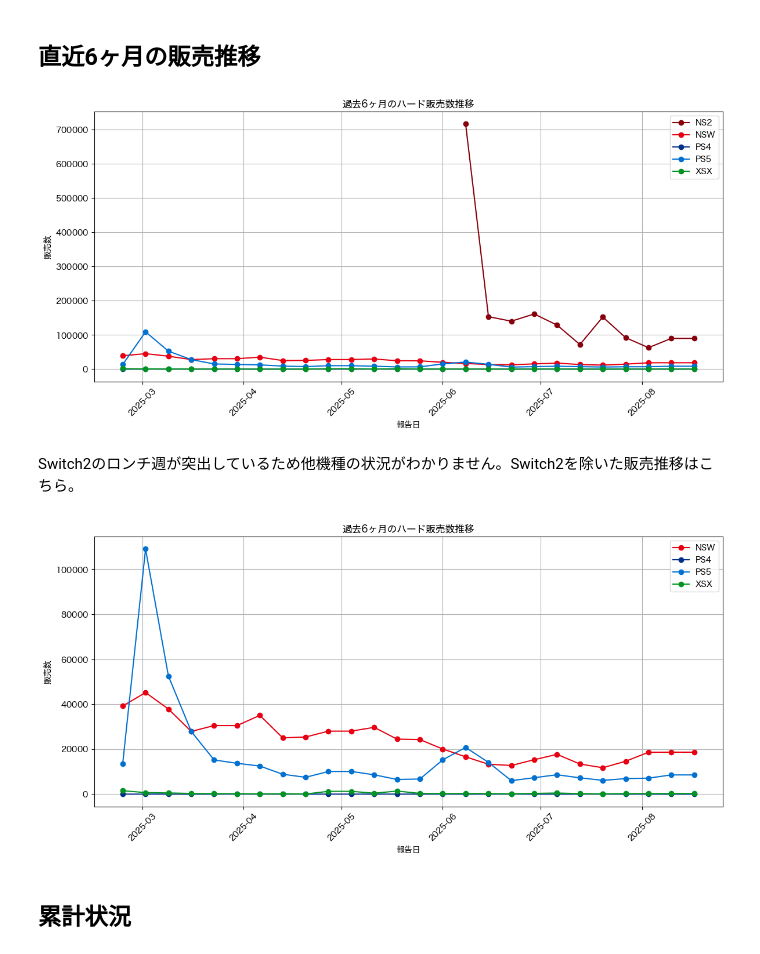
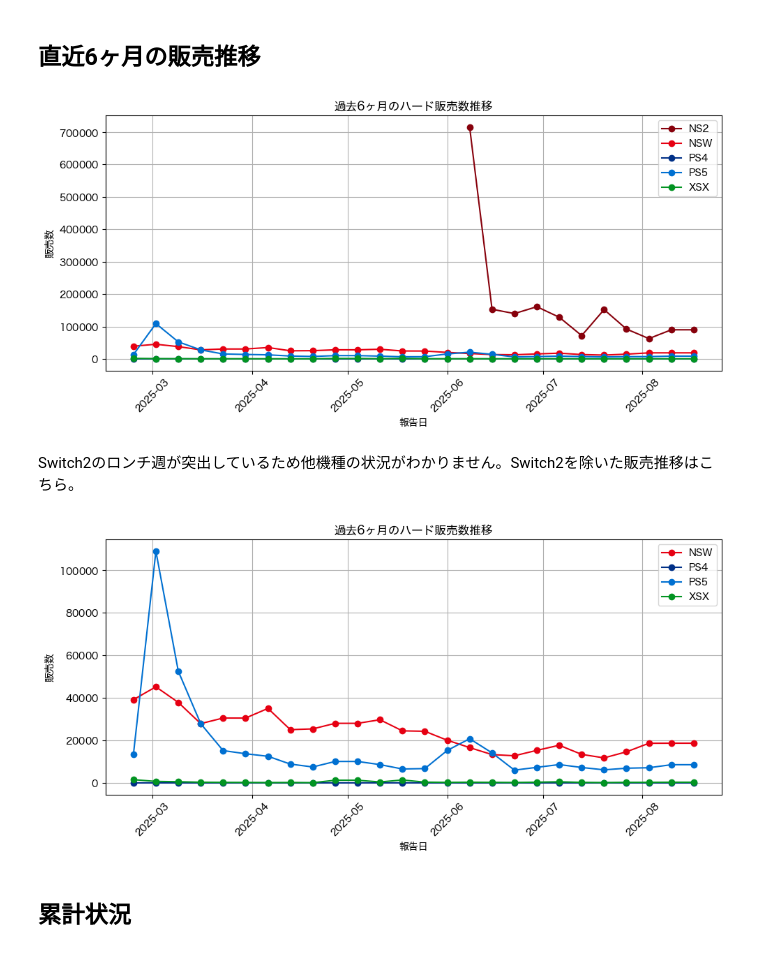
Before and after one commit to hidenden/gamedata, a Jupyter notebook: notebook/analysis/weekly_report_2025.ipynb, the cells around one changed output. Cells and saved outputs as stored; diff of their text form; code cells hidden in the pictures.

```diff
--- a/notebook/analysis/weekly_report_2025.ipynb
+++ b/notebook/analysis/weekly_report_2025.ipynb
@@ -82,51 +69,41 @@ last4weeks_report(hard_sales_df)
 ## 直近6ヶ月の販売推移
 # %%
 # 半年間の販売数折れ線グラフ
-def pivot_recent_sales(df:pd.DataFrame, months:int = 6) -> pd.DataFrame:
-
-    last_updated = df.iloc[-1]["report_date"]
-    start_date = last_updated - pd.DateOffset(months=months)  # 半年前の日付を計算
-    recent_df = df.loc[(df['report_date'] >= start_date)]
-
-    pivot_df = recent_df.pivot(index='report_date', columns='hw', values='units')
-    # pivot_df = pivot_df[["NS2", "PS5", "NSW"]]
-
-    return pivot_df
-
 def plot_recent_sales(df:pd.DataFrame, months:int = 6, exclude:list[str] = []) -> None:
-    pivot_df = pivot_recent_sales(df, months)
+    recent_df = hs.extract_latest(df, weeks=months*31//7)
+    pivot_df = hs.pivot_sales(recent_df)
 
     # 日本語ラベルのためのフォント設定
     plt.rcParams['font.family'] = 'Hiragino Sans'
     plt.rcParams['axes.unicode_minus'] = False
-    fig, ax = plt.subplots(figsize=(12, 6))
+    fig, ax = plt.subplots(figsize=ph.get_figsize())
     for column in pivot_df.columns:
-        col = hi.get_hard_colors([column])[0]
         if column in exclude:
             continue
+        col = hi.get_hard_colors([column])[0]
         ax.plot(pivot_df.index, pivot_df[column], marker='o', label=str(column), color=col)
 
     ax.set_title(f'過去{months}ヶ月のハード販売数推移')
     ax.set_xlabel('報告日')
     ax.set_ylabel('販売数')
     ax.legend()
     ax.grid(True)
     ax.yaxis.set_major_formatter(ScalarFormatter(useMathText=True))
     ax.yaxis.get_major_formatter().set_scientific(False)
     ax.tick_params(axis='x', rotation=45)
     fig.tight_layout()
     plt.show()
 
 
 plot_recent_sales(hard_sales_df, months=6)
 # %% [output]
-[figure, old version]
+[figure, new version]
 # %% [markdown]
 Switch2のロンチ週が突出しているため他機種の状況がわかりません。Switch2を除いた販売推移はこちら。
 # %%
 plot_recent_sales(hard_sales_df, months=6, exclude=['NS2'])
 # %% [output]
-[figure, old version]
+[figure, new version]
 # %% [markdown]
 ## 累計状況
 # %%
```
Also changed, not shown: parts of 9 cells of this notebook, 3 other files.
